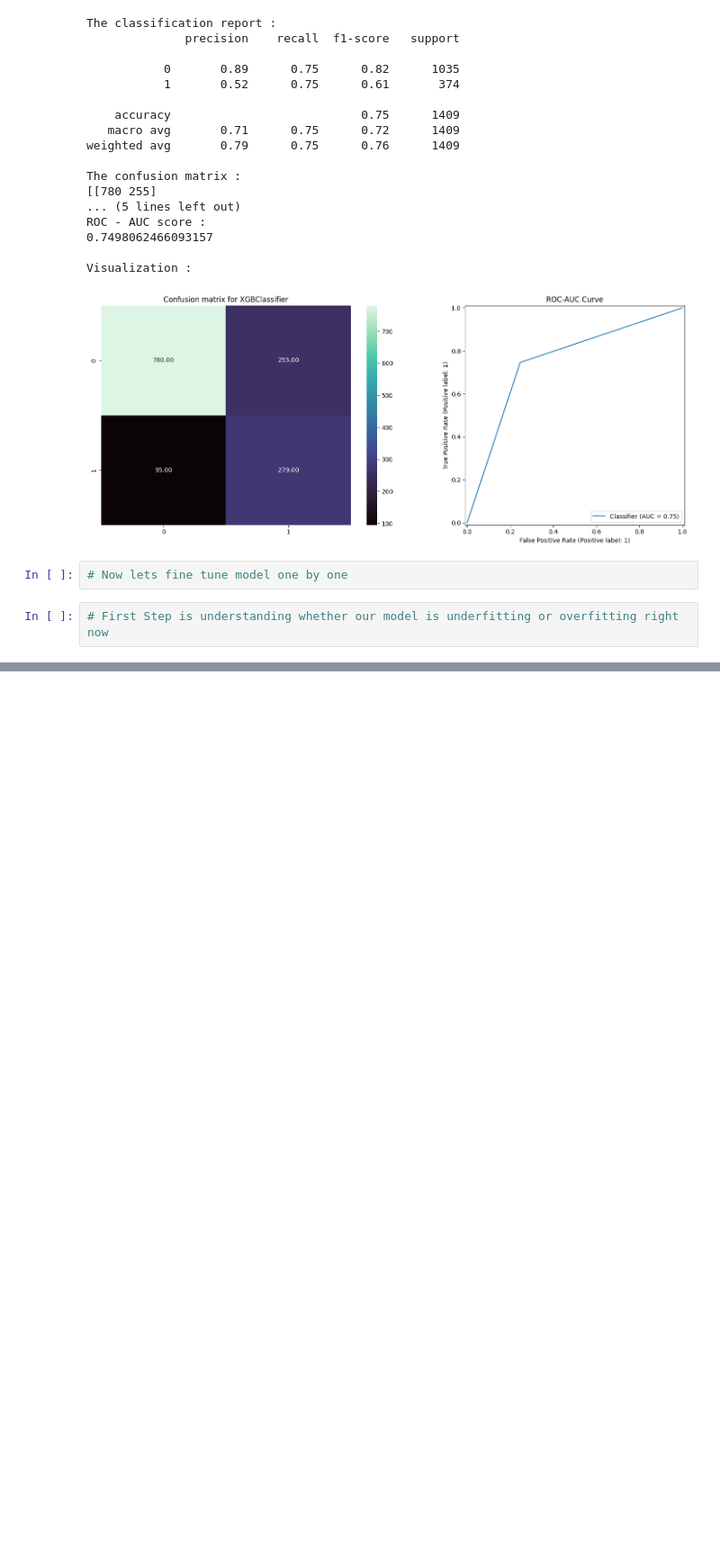
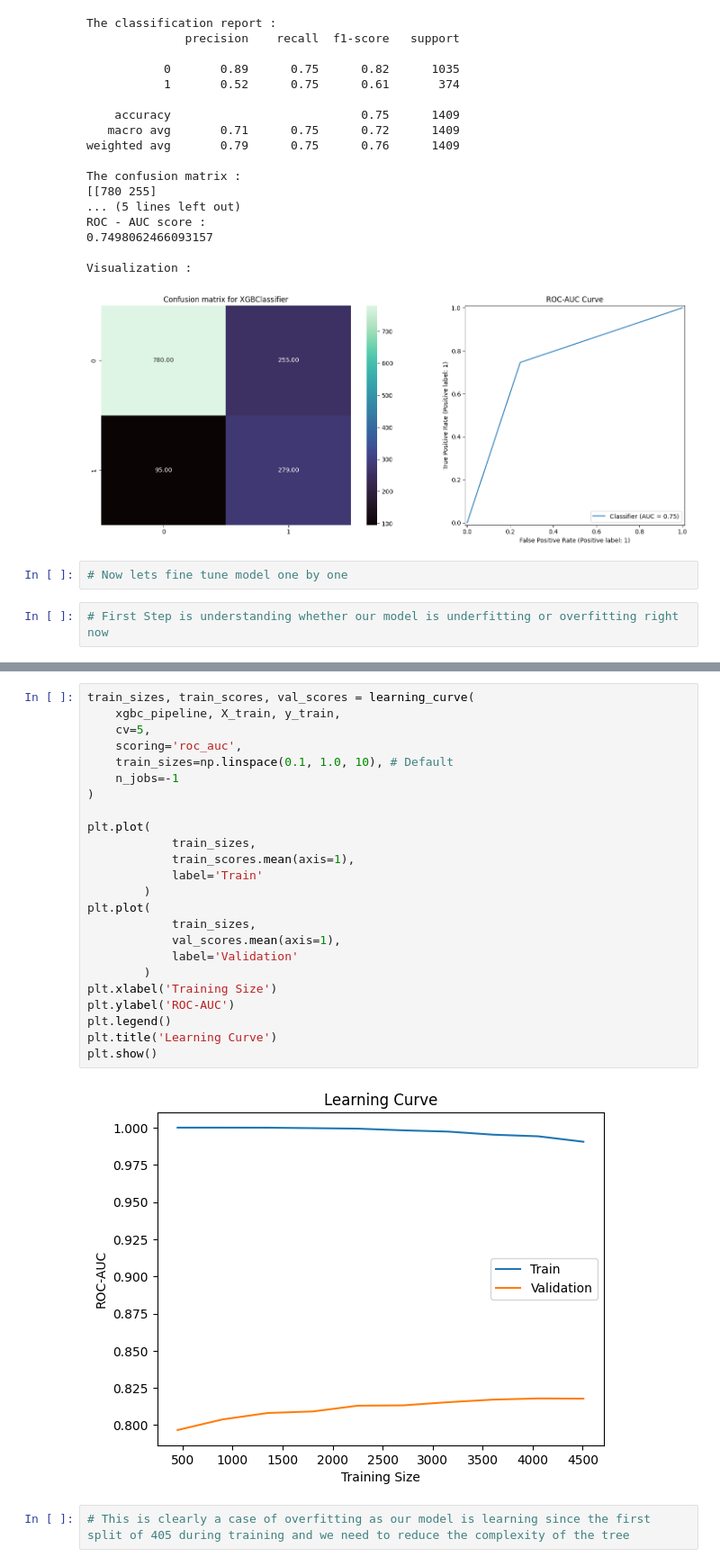
Before and after one commit to AyushDevadiga1/ml-customer-churn-prediction-app, a Jupyter notebook: model_training/train.ipynb, the cells around one changed output, grey strips where cells are left out. Shown at 90% size. Saved outputs shown, nothing was run; the diff lists cells and outputs as text; blank space fills up the shorter version.

```diff
--- a/model_training/train.ipynb
+++ b/model_training/train.ipynb
@@ -922,0 +953,28 @@ cvs_score_xgbc = cross_val_score(
+# %%
+train_sizes, train_scores, val_scores = learning_curve(
+    xgbc_pipeline, X_train, y_train,
+    cv=5,
+    scoring='roc_auc',
+    train_sizes=np.linspace(0.1, 1.0, 10), # Default
+    n_jobs=-1
+)
+
+plt.plot(
+            train_sizes,
+            train_scores.mean(axis=1),
+            label='Train'
+        )
+plt.plot(
+            train_sizes,
+            val_scores.mean(axis=1),
+            label='Validation'
+        )
+plt.xlabel('Training Size')
+plt.ylabel('ROC-AUC')
+plt.legend()
+plt.title('Learning Curve')
+plt.show()
+# %% [output]
+[figure, added]
+# %%
+# This is clearly a case of overfitting as our model is learning since the first split of 405 during training and we need to reduce the complexity of the tree
```
Also changed, not shown: parts of 6 cells of this notebook.
